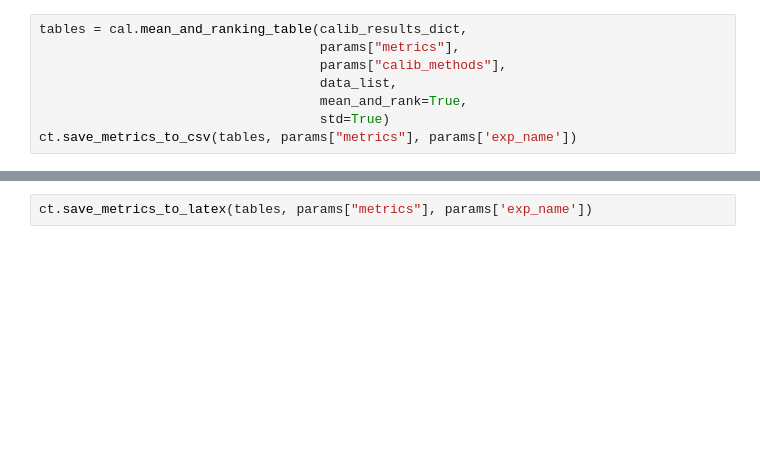
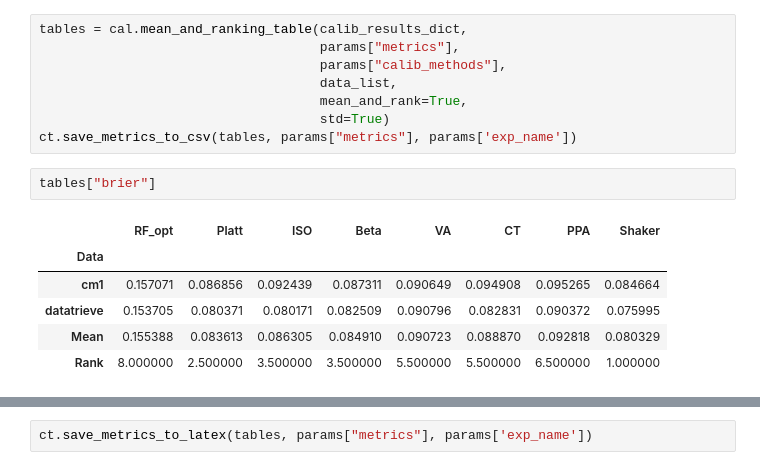
Before and after one commit to mhshaker/RF_ranking_calibration, a Jupyter notebook: Experiments/Data manipulation/3_real_data.ipynb, the cells around one changed output, grey strips where cells are left out. Saved outputs shown, nothing was run; the diff lists cells and outputs as text; blank space fills up the shorter version.

```diff
--- a/Experiments/Data manipulation/3_real_data.ipynb
+++ b/Experiments/Data manipulation/3_real_data.ipynb
@@ -165,6 +170,15 @@ tables = cal.mean_and_ranking_table(calib_results_dict,
                                     mean_and_rank=True,
                                     std=True)
 ct.save_metrics_to_csv(tables, params["metrics"], params['exp_name'])
+# %%
+tables["brier"]
+# %% [output]
+|  | RF_opt | Platt | ISO | Beta | VA | CT | PPA | Shaker |
+| Data |  |  |  |  |  |  |  |  |
+| cm1 | 0.157071 | 0.086856 | 0.092439 | 0.087311 | 0.090649 | 0.094908 | 0.095265 | 0.084664 |
+| datatrieve | 0.153705 | 0.080371 | 0.080171 | 0.082509 | 0.090796 | 0.082831 | 0.090372 | 0.075995 |
+| Mean | 0.155388 | 0.083613 | 0.086305 | 0.084910 | 0.090723 | 0.088870 | 0.092818 | 0.080329 |
+| Rank | 8.000000 | 2.500000 | 3.500000 | 3.500000 | 5.500000 | 5.500000 | 6.500000 | 1.000000 |
 # %%
 ct.res_statistics(tables, params["metrics"], f"results/{params['exp_name']}", colors=params["calib_method_colors"])
 # %% [output]
```
Also changed, not shown: parts of 4 cells of this notebook, 4 other files.
